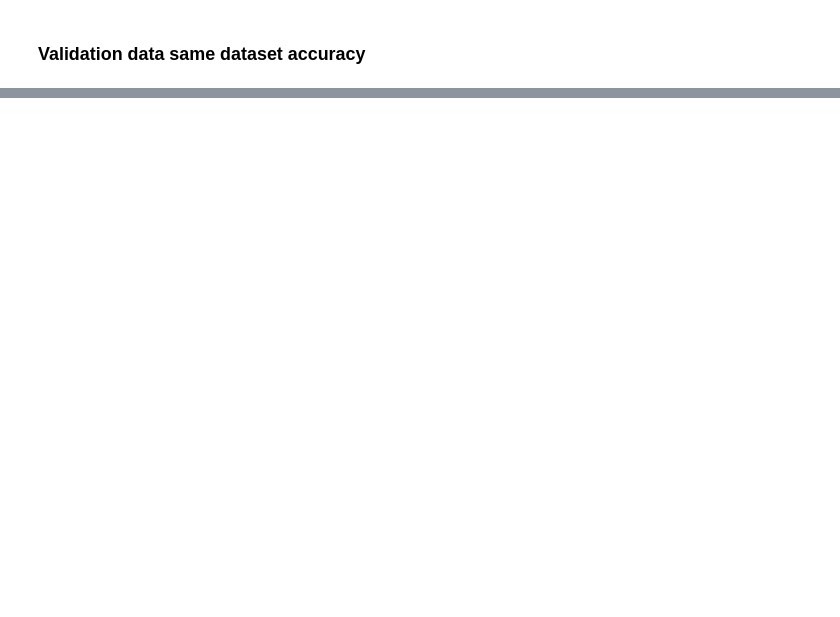
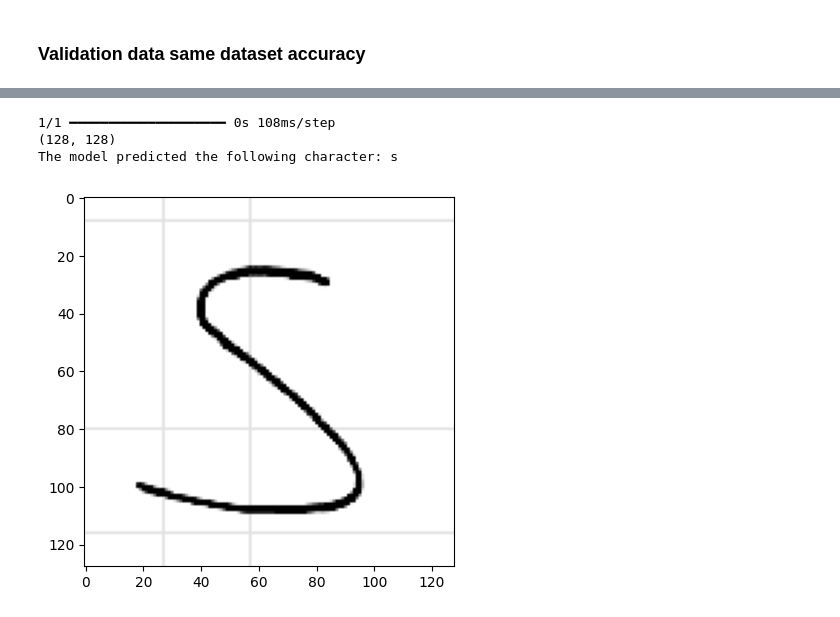
Before and after one commit to M-Serrano-Altena/Math-Image-Recognition, a Jupyter notebook: Own Notebooks/char-recognition-double-english.ipynb, the cells around one changed output, grey strips where cells are left out. Drawn from its saved outputs; the diff is of its cells as text; code cells hidden in the pictures; blank space fills up the shorter version.

```diff
--- a/Own Notebooks/char-recognition-double-english.ipynb
+++ b/Own Notebooks/char-recognition-double-english.ipynb
@@ -371,0 +363,22 @@ plot_n_images(processed_images, predicted_classes, n=17, row_spacing=0.5)
+# %%
+img_path_handwritten_S_blue = os.path.join(base_dir_path, "handwritten_S_blue.jpg")
+img_path_handwritten_S_black = os.path.join(base_dir_path, "handwritten_S_black.jpg")
+img_path_handwritten_S_far = os.path.join(base_dir_path, "handwritten_S_far.jpg")
+
+img_path_custom = os.path.join(base_dir_path, "S.png")
+# %%
+img_path = img_path_custom
+
+processed_image = load_and_preprocess_image(img_path, target_size=(128, 128), grayscale=True, inverse=inverse)
+prediction = model.predict(processed_image)
+predicted_label = np.argmax(prediction, axis=-1)[0]
+
+processed_image = np.squeeze(processed_image, axis=(0, -1))
+print(processed_image.shape)
+plt.imshow(processed_image, cmap='gray')
+print(f"The model predicted the following character: {label_map[predicted_label]}")
+# %% [output]
+1/1 ━━━━━━━━━━━━━━━━━━━━ 0s 108ms/step
+(128, 128)
+The model predicted the following character: s
+[figure, added]
```
Also changed, not shown: parts of 11 cells of this notebook, 1 other file.
